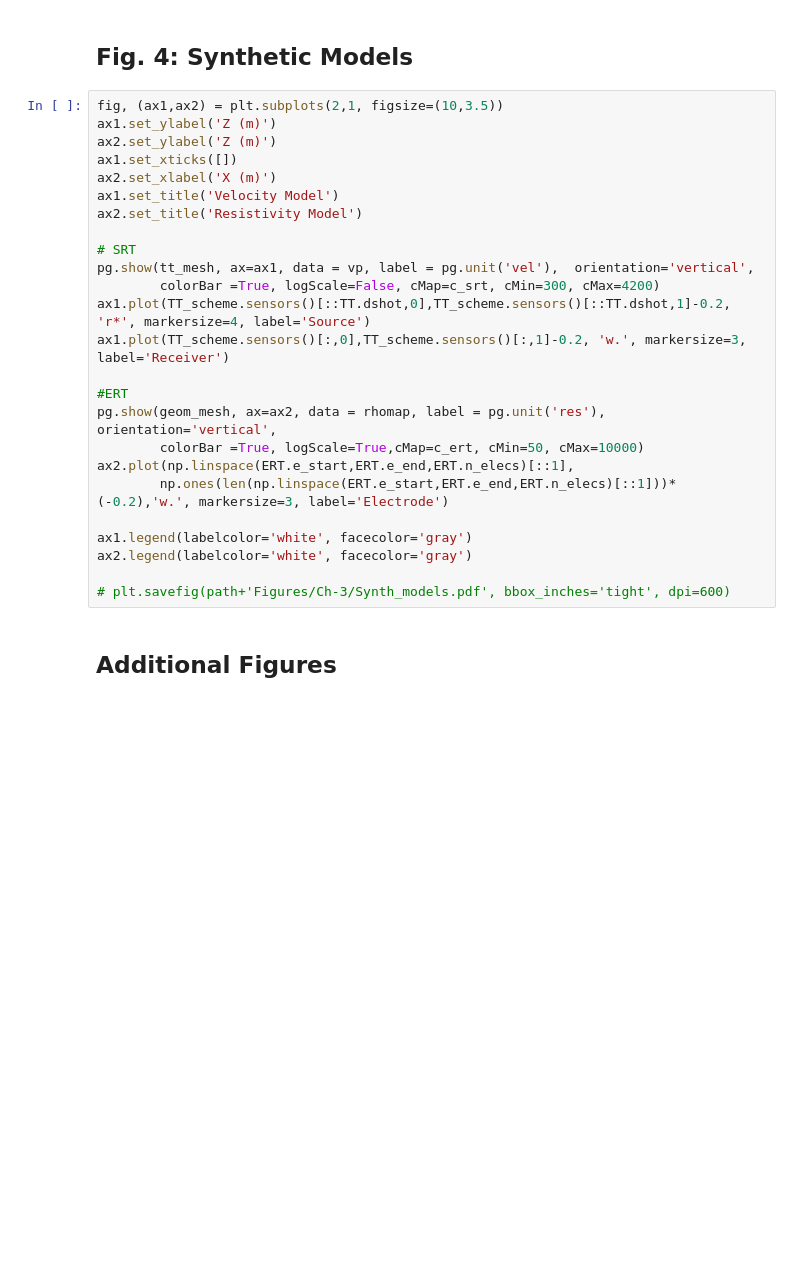
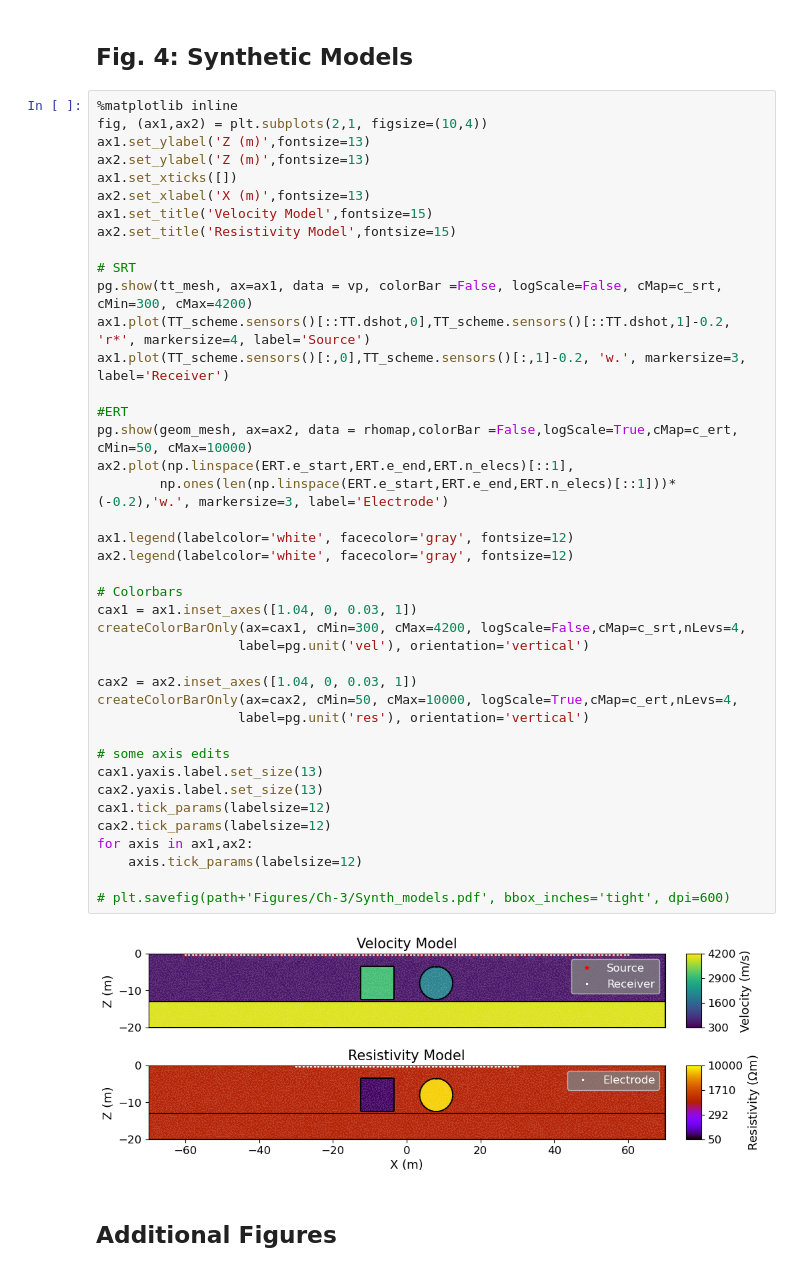
Before and after one commit to ZiegAnt/Joint-Minimum-Entropy-Inversion-Paper, a Jupyter notebook: Code/3_Fig4.ipynb, the cells around one changed output. Saved outputs shown, nothing was run; the diff lists cells and outputs as text; blank space fills up the shorter version.

```diff
--- a/Code/3_Fig4.ipynb
+++ b/Code/3_Fig4.ipynb
@@ -119,30 +121,48 @@ min/max t: 0.001822916666666657 0.08197061884880114
 # %% [markdown]
 ## Fig. 4: Synthetic Models
 # %%
-fig, (ax1,ax2) = plt.subplots(2,1, figsize=(10,3.5))
-ax1.set_ylabel('Z (m)')
-ax2.set_ylabel('Z (m)')
+%matplotlib inline
+fig, (ax1,ax2) = plt.subplots(2,1, figsize=(10,4))
+ax1.set_ylabel('Z (m)',fontsize=13)
+ax2.set_ylabel('Z (m)',fontsize=13)
 ax1.set_xticks([])
-ax2.set_xlabel('X (m)')
-ax1.set_title('Velocity Model')
-ax2.set_title('Resistivity Model')
+ax2.set_xlabel('X (m)',fontsize=13)
+ax1.set_title('Velocity Model',fontsize=15)
+ax2.set_title('Resistivity Model',fontsize=15)
 
 # SRT
-pg.show(tt_mesh, ax=ax1, data = vp, label = pg.unit('vel'),  orientation='vertical',
-        colorBar =True, logScale=False, cMap=c_srt, cMin=300, cMax=4200)
+pg.show(tt_mesh, ax=ax1, data = vp, colorBar =False, logScale=False, cMap=c_srt, cMin=300, cMax=4200)
 ax1.plot(TT_scheme.sensors()[::TT.dshot,0],TT_scheme.sensors()[::TT.dshot,1]-0.2, 'r*', markersize=4, label='Source')
 ax1.plot(TT_scheme.sensors()[:,0],TT_scheme.sensors()[:,1]-0.2, 'w.', markersize=3, label='Receiver')
 
 #ERT
-pg.show(geom_mesh, ax=ax2, data = rhomap, label = pg.unit('res'), orientation='vertical',
-        colorBar =True, logScale=True,cMap=c_ert, cMin=50, cMax=10000)
+pg.show(geom_mesh, ax=ax2, data = rhomap,colorBar =False,logScale=True,cMap=c_ert, cMin=50, cMax=10000)
 ax2.plot(np.linspace(ERT.e_start,ERT.e_end,ERT.n_elecs)[::1],
         np.ones(len(np.linspace(ERT.e_start,ERT.e_end,ERT.n_elecs)[::1]))*(-0.2),'w.', markersize=3, label='Electrode')
 
-ax1.legend(labelcolor='white', facecolor='gray')
-ax2.legend(labelcolor='white', facecolor='gray')
+ax1.legend(labelcolor='white', facecolor='gray', fontsize=12)
+ax2.legend(labelcolor='white', facecolor='gray', fontsize=12)
+
+# Colorbars
+cax1 = ax1.inset_axes([1.04, 0, 0.03, 1])
+createColorBarOnly(ax=cax1, cMin=300, cMax=4200, logScale=False,cMap=c_srt,nLevs=4,
+                  label=pg.unit('vel'), orientation='vertical')
+
+cax2 = ax2.inset_axes([1.04, 0, 0.03, 1])
+createColorBarOnly(ax=cax2, cMin=50, cMax=10000, logScale=True,cMap=c_ert,nLevs=4,
+                  label=pg.unit('res'), orientation='vertical')
+
+# some axis edits
+cax1.yaxis.label.set_size(13)
+cax2.yaxis.label.set_size(13)
+cax1.tick_params(labelsize=12)
+cax2.tick_params(labelsize=12)
+for axis in ax1,ax2:
+    axis.tick_params(labelsize=12)
 
 # plt.savefig(path+'Figures/Ch-3/Synth_models.pdf', bbox_inches='tight', dpi=600)
+# %% [output]
+[figure, added]
 # %% [markdown]
 ## Additional Figures
 # %%
```
Also changed, not shown: parts of 2 cells of this notebook, 8 other files.
